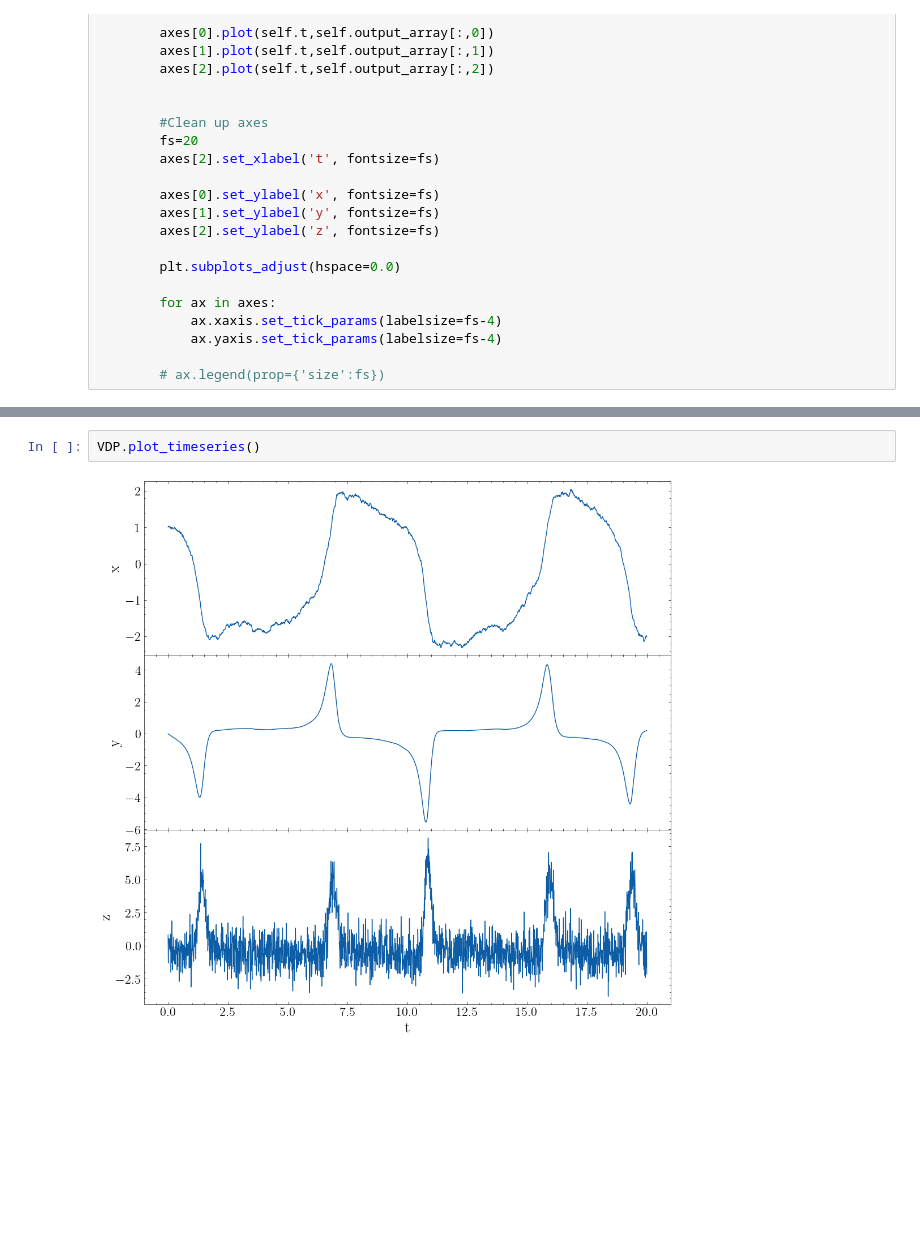
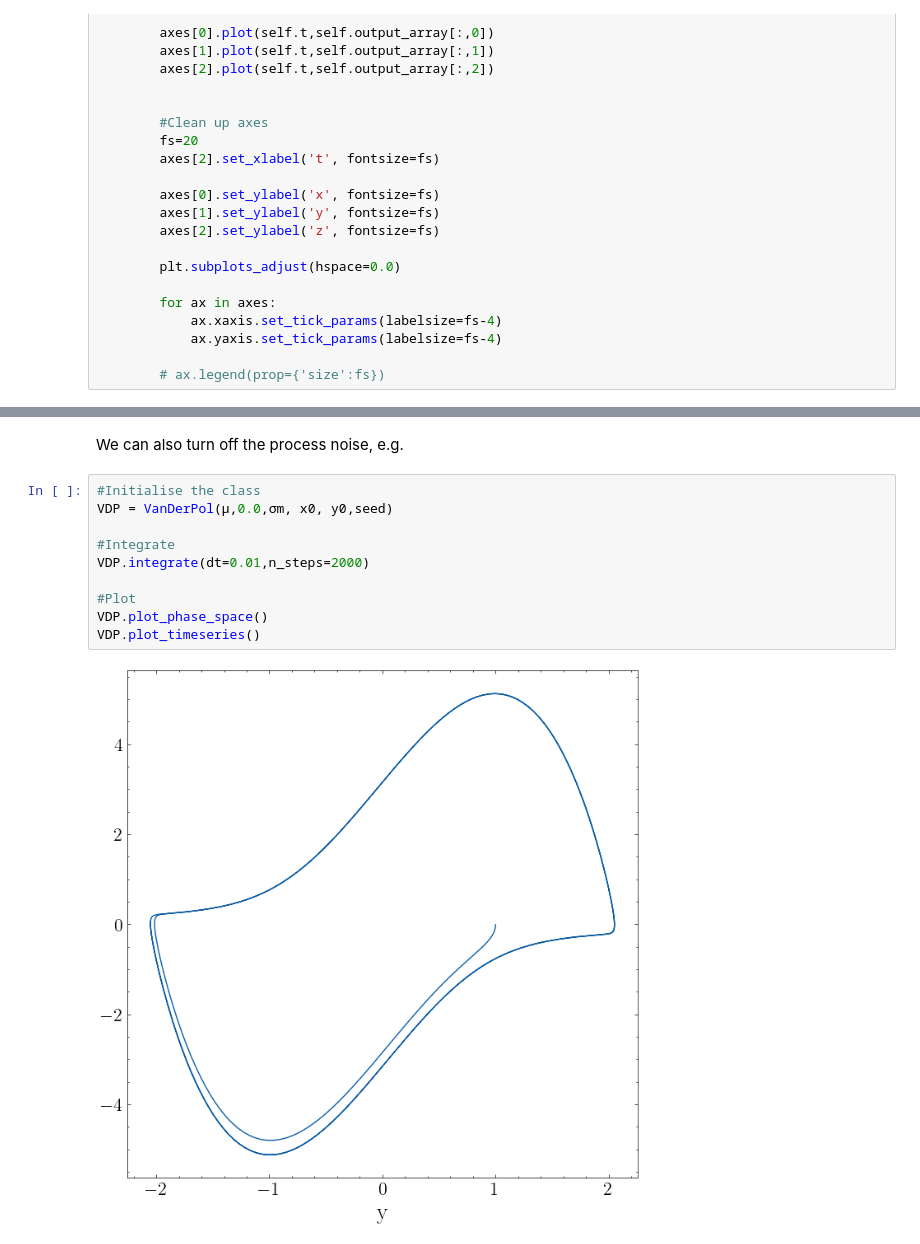
Before and after one commit to UniMelb-NSGW/SlowKalmanFilter, a Jupyter notebook: notebooks/tracking.ipynb, the cells around one changed output, grey strips where cells are left out. Cells and saved outputs as stored; diff of their text form; blank space fills up the shorter version.

```diff
--- a/notebooks/tracking.ipynb
+++ b/notebooks/tracking.ipynb
@@ -138,4 +172,14 @@ VDP.plot_phase_space()
-# %%
-VDP.plot_timeseries()
-# %% [output]
-[figure, removed]
+# %% [markdown]
+We can also turn off the process noise, e.g.
+# %%
+#Initialise the class
+VDP = VanDerPol(μ,0.0,σm, x0, y0,seed)
+
+#Integrate
+VDP.integrate(dt=0.01,n_steps=2000)
+
+#Plot
+VDP.plot_phase_space()
+VDP.plot_timeseries()
+# %% [output]
+[figure, added]
```
Also changed, not shown: parts of 10 cells of this notebook.
